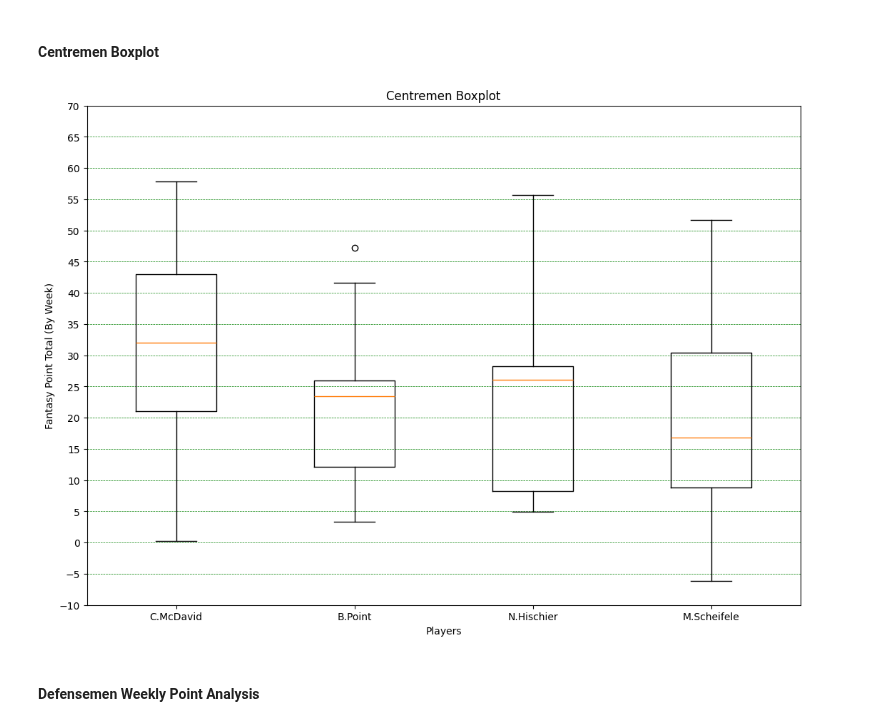
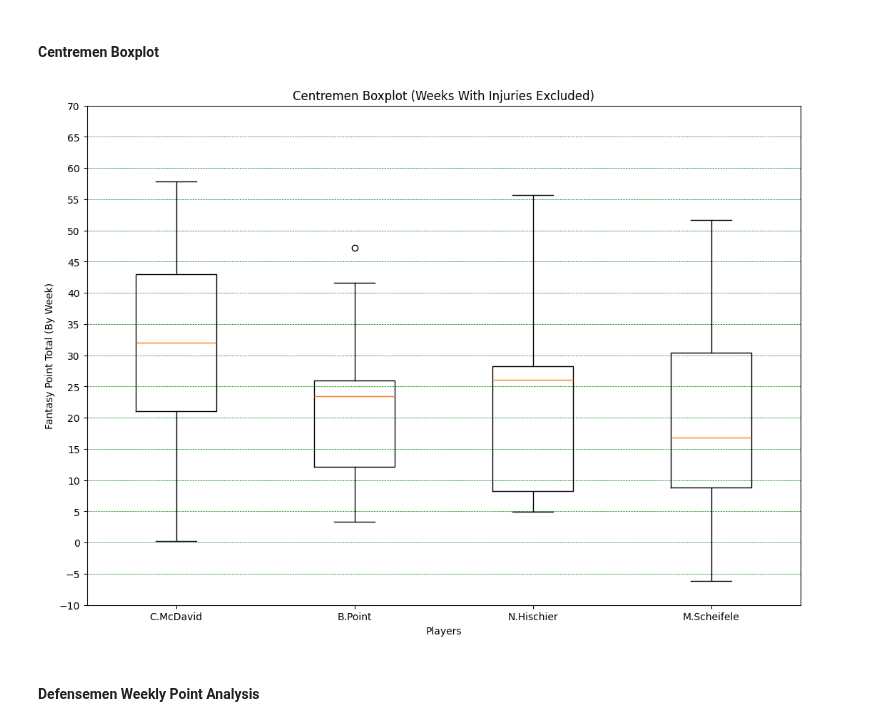
Before and after one commit to carsonbennett1/Hockey-Player-Analysis-Project, a Jupyter notebook: Fantasy_Analysis.ipynb, the cells around one changed output. Saved outputs shown, nothing was run; the diff lists cells and outputs as text; code cells hidden in the pictures.

```diff
--- a/Fantasy_Analysis.ipynb
+++ b/Fantasy_Analysis.ipynb
@@ -148,24 +148,24 @@ plt.show()
 # %%
 y_ticks = np.arange(-10,75,5)
 
 mcdavid_points = mcdavid_df[weeks].dropna(axis=1).values.flatten()
 hischier_points = hischier_df[weeks].dropna(axis=1).values.flatten()
 point_points = point_df[weeks].dropna(axis=1).values.flatten()
 scheifele_points = scheifele_df[weeks].dropna(axis=1).values.flatten()
 
 data = [mcdavid_points, hischier_points, point_points, scheifele_points]
 fig = plt.figure(figsize=(10,7))
 ax = fig.add_axes([0,0,1,1])
 bp = ax.boxplot(data, tick_labels=x)
 
-plt.title('Centremen Boxplot')
+plt.title('Centremen Boxplot (Weeks With Injuries Excluded)')
 plt.xlabel('Players')
 plt.ylabel('Fantasy Point Total (By Week)')
 plt.grid(color='green', axis='y', linestyle='--', linewidth='0.5')
 plt.yticks(y_ticks)
 plt.show()
 # %% [output]
-[figure, old version]
+[figure, new version]
 # %% [markdown]
 #### Defensemen Weekly Point Analysis
 # %%
```
Also changed, not shown: 1 other file.
